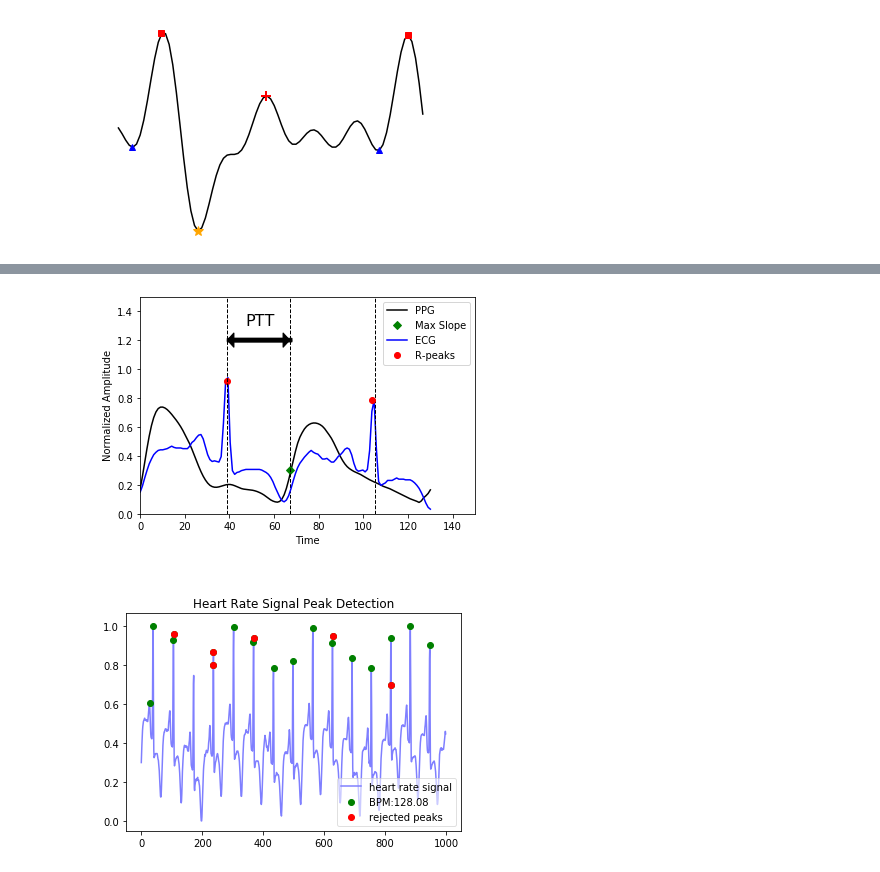
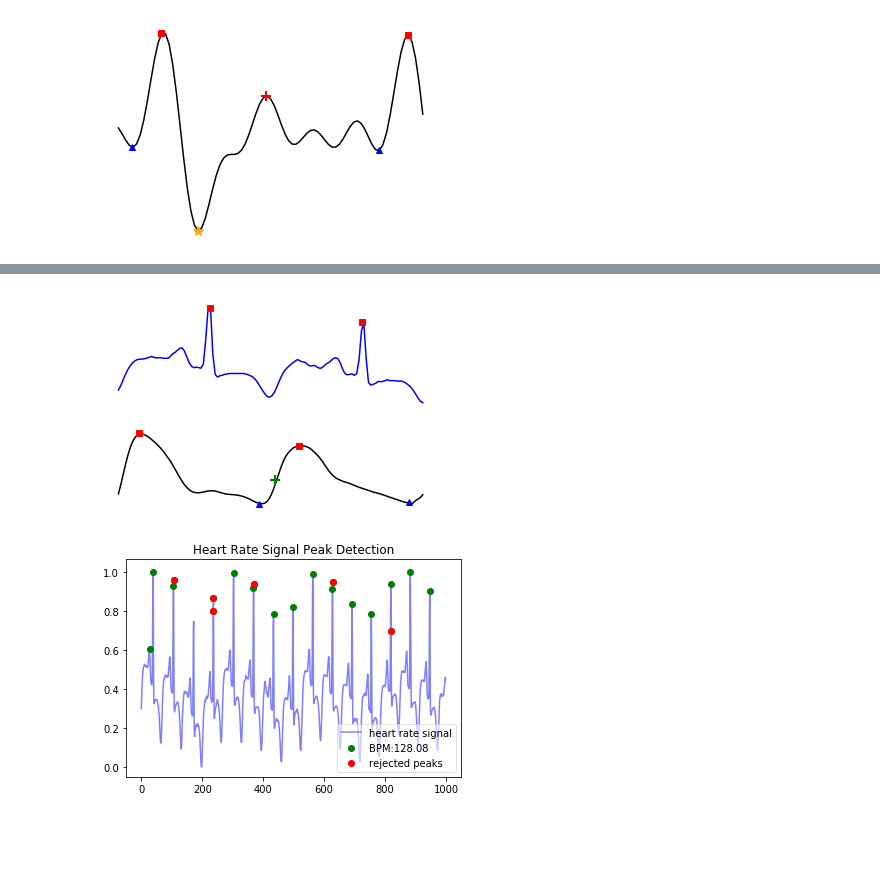
Before and after one commit to Yan-Cheng-Hsu/Blood-Pressure-Estimation-Model, a Jupyter notebook: Performance/plotter.ipynb, the cells around one changed output, grey strips where cells are left out. Saved outputs shown, nothing was run; the diff lists cells and outputs as text; code cells hidden in the pictures; blank space fills up the shorter version.

```diff
--- a/Performance/plotter.ipynb
+++ b/Performance/plotter.ipynb
@@ -359,49 +409,54 @@ Test = np.array( RawData1['Part_1'][0][y][0] )
 Test = ( Test - np.min( Test ) ) / ( np.max( Test ) - np.min( Test ) )
 Test = Test[300:430]
 t = np.linspace( 0 , len(Test) , len(Test) )
-plt.plot( t , Test , color = 'black' , label = 'PPG' )
-plt.plot( AttributeTable['maxSlopeIndex'][y][4]-300 , AttributeTable['maxSlopeValue'][y][4] , 'D' , color = 'green', label = 'Max Slope' )
-plt.axvline( x = AttributeTable['maxSlopeIndex'][y][4]-300 , color = 'black' , linestyle = '--' , linewidth = '1' )
+plt.plot( t , Test-1 , color = 'black' , label = 'PPG' )
+plt.plot( AttributeTable['maxSlopeIndex'][y][4]-300 , AttributeTable['maxSlopeValue'][y][4]-1 , '+' , color = 'green', label = 'Max Slope' , ms = 10 , mew = 2 )
+plt.plot( AttributeTable['systolicIndex'][y][4:6]-300 , AttributeTable['systolicValue'][y][4:6]-1 , 's' , color = 'red', label = 'Max Slope' )
+plt.plot( AttributeTable['valleyIndex0'][y][4:6]-300 , AttributeTable['valleyValue0'][y][4:6]-1 , '^' , color = 'blue', label = 'Max Slope' )
+
+#plt.axvline( x = AttributeTable['maxSlopeIndex'][y][4]-300 , color = 'black' , linestyle = '--' , linewidth = '1' )
 Test2 = np.array( RawData1['Part_1'][0][y][2] )
 Test2 = ( Test2 - np.min( Test2 ) ) / ( np.max( Test2 ) - np.min( Test2 ) )
 working_data, measures = hp.process(Test2, 125.0)
 ecg_ri = np.setdiff1d( working_data['peaklist'] , working_data['removed_beats'] )
 ecg_rv = []
 for i in range( len(ecg_ri) ):
     ecg_rv.append( Test2[ ecg_ri[i] ] )
 ecg_rv = np.array( ecg_rv )
 Test2 = Test2[330:460]
 t2 = np.linspace( 0 , len(Test2) , len(Test2) )
 plt.plot( t2 , Test2 , color = 'blue' , label = 'ECG' )
-plt.plot( ecg_ri[4]-330+1 , ecg_rv[4] , 'o', color = 'red'  , label = 'R-peaks' )
-plt.axvline( x = ecg_ri[4]-330+1 , color = 'black' , linestyle = '--' , linewidth = '1' )
-plt.axvline( x = ecg_ri[5]-330+1 , color = 'black' , linestyle = '--' , linewidth = '1' )
-plt.plot( ecg_ri[5]-330 , ecg_rv[5]+0.005 , 'o', color = 'red'  )
+plt.plot( ecg_ri[4]-330+1 , ecg_rv[4] , 's', color = 'red'  , label = 'R-peaks' )
+#plt.axvline( x = ecg_ri[4]-330+1 , color = 'black' , linestyle = '--' , linewidth = '1' )
+#plt.axvline( x = ecg_ri[5]-330+1 , color = 'black' , linestyle = '--' , linewidth = '1' )
+plt.plot( ecg_ri[5]-330 , ecg_rv[5]+0.005 , 's', color = 'red'  )
 plt.xlabel( 'Time' )
 plt.ylabel( 'Normalized Amplitude' )
-plt.legend( loc = 'upper right' )
-plt.ylim( ( 0 , 1.5 ) )
-plt.xlim( ( 0 , 150 ) )
+#plt.legend( loc = 'upper right' )
+#plt.ylim( ( -1.2 , 2 ) )
+#plt.xlim( ( 0 , 150 ) )
 
-
+'''
 plt.arrow( ecg_ri[4]-330+1 , 1.2 , AttributeTable['maxSlopeIndex'][y][4] - ecg_ri[4] + 30 - 1 , 0 , width = 0.025 , shape = 'left' , length_includes_head = True , head_width = 0.1 , head_length = 3 , color = 'black' )
 plt.arrow( ecg_ri[4]-330+1 , 1.2 , AttributeTable['maxSlopeIndex'][y][4] - ecg_ri[4] + 30 - 1 , 0 , width = 0.025 , shape = 'right' , length_includes_head = True , head_width = 0.1 , head_length = 3 , color = 'black' )
 plt.arrow( AttributeTable['maxSlopeIndex'][y][4]-300+1  ,  1.2 , ecg_ri[4] - AttributeTable['maxSlopeIndex'][y][4] - 30 ,  0 , width = 0.025 , shape = 'left' , length_includes_head = True , head_width = 0.1 , head_length = 3 , color = 'black' )
 plt.arrow( AttributeTable['maxSlopeIndex'][y][4]-300+1  ,  1.2 , ecg_ri[4] - AttributeTable['maxSlopeIndex'][y][4] - 30 ,  0 , width = 0.025 , shape = 'right' , length_includes_head = True , head_width = 0.1 , head_length = 3 , color = 'black' )
 
 
 
 plt.arrow( ecg_ri[4]-330+1 , -0.2 , ecg_ri[5] - ecg_ri[4] , 0 , width = 0.025 , shape = 'left' , length_includes_head = True , head_width = 0.1 , head_length = 3 , color = 'red' )
 plt.arrow( ecg_ri[4]-330+1 , -0.2 , ecg_ri[5] - ecg_ri[4] , 0 , width = 0.025 , shape = 'right' , length_includes_head = True , head_width = 0.1 , head_length = 3 , color = 'red' )
 plt.arrow( ecg_ri[5]-330+1 , -0.2 , ecg_ri[4] - ecg_ri[5] ,  0 , width = 0.025 , shape = 'left' , length_includes_head = True , head_width = 0.1 , head_length = 3 , color = 'red' )
 plt.arrow( ecg_ri[5]-330+1 , -0.2 , ecg_ri[4] - ecg_ri[5] ,  0 , width = 0.025 , shape = 'right' , length_includes_head = True , head_width = 0.1 , head_length = 3 , color = 'red' )
 
 
-plt.annotate( 'a cycle of heart beat' , xy = ( 45 , -0.35 ) ,  xycoords='data', xytext=( 0 , 0 ) , textcoords='offset points', fontsize=12 , color = 'red' )
+plt.annotate( 'a cycle of a heart beat' , xy = ( 40 , -0.35 ) ,  xycoords='data', xytext=( 0 , 0 ) , textcoords='offset points', fontsize=12 , color = 'red' )
 plt.annotate( 'PTT' , xy = ( 47 , 1.3 ) ,  xycoords='data', xytext=( 0 , 0 ) , textcoords='offset points', fontsize=16 , color = 'black' )
+'''
+plt.axis( 'off' )
 plt.show()
 # %% [output]
-[figure, old version]
+[figure, new version]
 # %%
 hp.plotter( working_data , measures )
 # %% [output]
```
Also changed, not shown: parts of 2 cells of this notebook.
